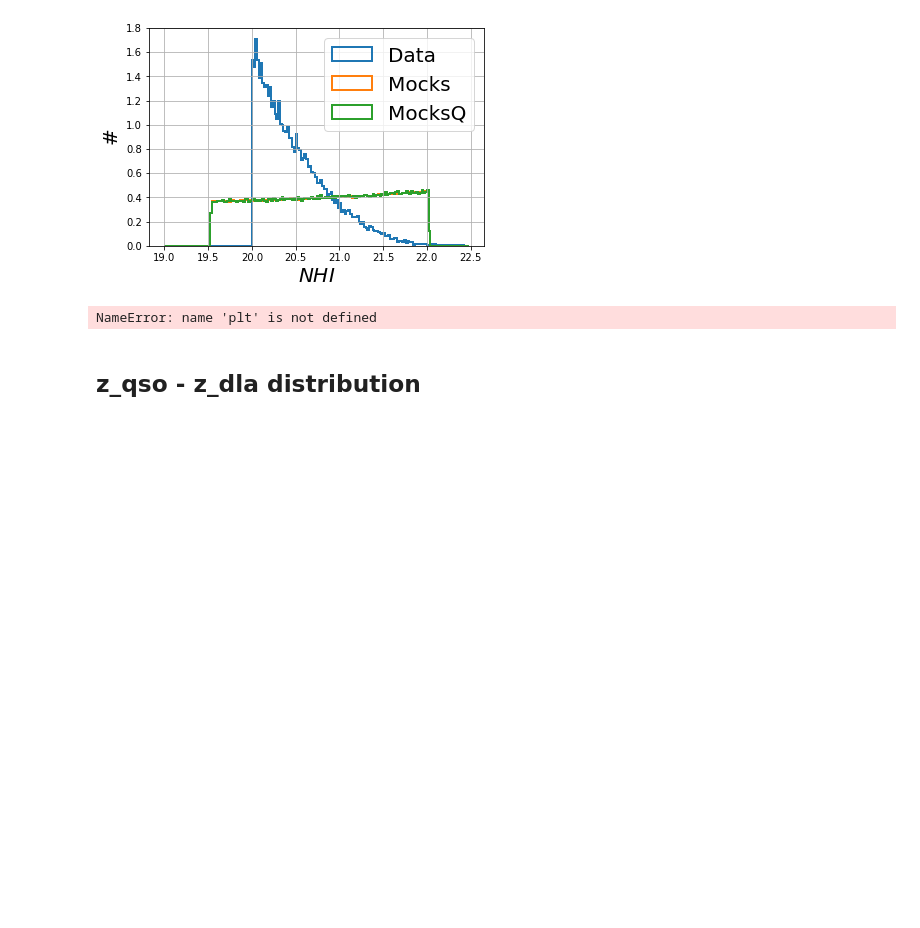
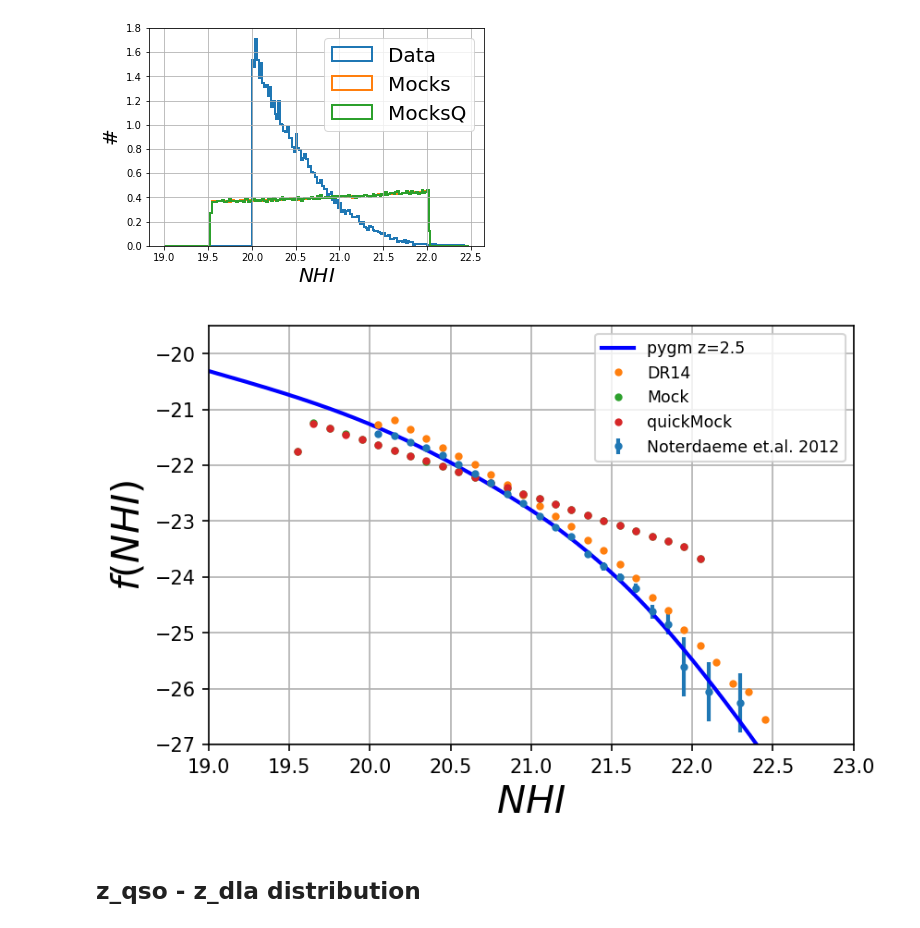
Before and after one commit to igmhub/desi_QA, a Jupyter notebook: Mocks/QA_DLA.ipynb, the cells around one changed output. Cells and saved outputs as stored; diff of their text form; code cells hidden in the pictures; blank space fills up the shorter version.

```diff
--- a/Mocks/QA_DLA.ipynb
+++ b/Mocks/QA_DLA.ipynb
@@ -47,7 +49,7 @@ mock['quick_ver'] = 'quick-0.0'
 mock['mock_base'] = '/project/projectdirs/desi/mocks/lya_forest/london/'+mock['mock_ver']+'/'
 mock['Catalogs'] = '/global/homes/h/hdumasde/Run_programs/igmhub/picca/CoLoRe_mocks/v4.0/Catalog/'
 mock['QSO_catalog'] = mock['mock_base']+'/master.fits'
-mock['DLA_catalog'] ='/global/homes/a/alxogm/Lyalpha/scripts_desisim/test_trans/DLAT.fits.gz' #'/project/projectdirs/desi/mocks/lya_forest/london/'+mock['mock_ver']+'/DLA_T.fits.gz'
+mock['DLA_catalog'] ='/project/projectdirs/desi/mocks/lya_forest/london/'+mock['mock_ver']+'/DLA.fits.gz'
 
 mock['delta'] = '/project/projectdirs/desi/mocks/lya_forest/picca/london/'+mock['mock_ver']+'/'+mock['quick_ver']+'/deltas/'
 mock['delta_attributes'] = '/project/projectdirs/desi/mocks/lya_forest/picca/london/'+mock['mock_ver']+'/'+mock['quick_ver']+'/iter.fits.gz'
@@ -260,37 +218,33 @@ expectedNHI='/project/projectdirs/desi/mocks/lya_forest/london/tools/'
 # %%
 fig=plt.figure(dpi=150)
 toPlot = {'DR14':data['DLA_catalog'],'Mock':mock['DLA_catalog'],'quickMock':mock2['DLA_catalog']}
-redshift_key = { 'DR14':'Z', 'Mock':'ZDLA','quickMock':'Z'}
+redshift_key = { 'DR14':'Z', 'Mock':'ZDLA','quickMock':'ZDLA'}
 
-h1=Table.read('/project/projectdirs/desi/mocks/lya_forest/london/tools/expectedfNHI.fits',hdu=2)
-pygm=sp.load('/project/projectdirs/desi/mocks/lya_forest/london/tools/fN_dla_pygm.npy')
-plt.errorbar(h1['logNHI'],h1['logf'],yerr=h1['sigma_logf'],fmt='.',linewidth=2,label='Noterdaeme et.al. 2012')
-plt.plot(pygm[0],pygm[2],linewidth=2,color='blue',label='pygm z=2.5')
-
-
+plt.errorbar(ND['logNHI'],ND['logf'],yerr=ND['sigma_logf'],fmt='.',linewidth=2,label='Noterdaeme et.al. 2012')
+plt.plot(pygm['logNHI'],pygm['logfz2.5'],linewidth=2,color='blue',label='pygm z=2.5')
 
 bins = sp.arange(19.25,22.5,0.1)
 for name,path in sorted(toPlot.items()):
     h = fitsio.FITS(path)
     nhi = h[1]['NHI'][:]
-    zqso=h['ZQSO'][:]
-    zdla=h[redshift_key[name]][:]
+    zqso=h[1]['ZQSO'][:]
+    zdla=h[1][redshift_key[name]][:]
     mask=(zdla<=3.6) & (zdla>2)
     nhi=nhi[mask]
     zqso=zqso[mask]
     zdla=zdla[mask]
     nhi,fnhi=fNH(zqso,nhi,zmin=0,bins=bins)
-    plt.plot(nhi,sp.log10(fnhi),'.',label=name,linewidth=2)
+    plt.plot(nhi,fnhi,'.',label=name,linewidth=2)
 ###
 plt.xlabel(r'$NHI$')
 plt.ylabel(r'$f(NHI)}$')
 plt.xlim(19,23)
 plt.ylim(-27,-19.5)
 
 plt.legend(fontsize='small')
 plt.grid()
 # %% [output]
-NameError: name 'plt' is not defined
+[figure, added]
 # %% [markdown]
 ## z_qso - z_dla distribution
 # %%
```
Also changed, not shown: parts of 11 cells of this notebook, 1 other file.
